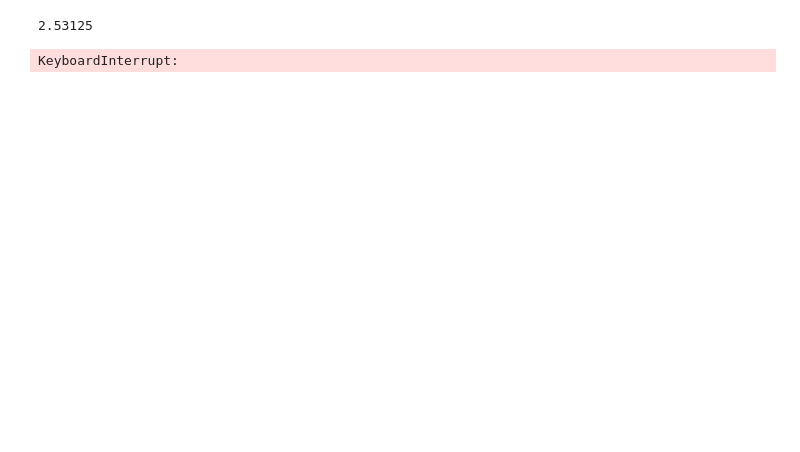
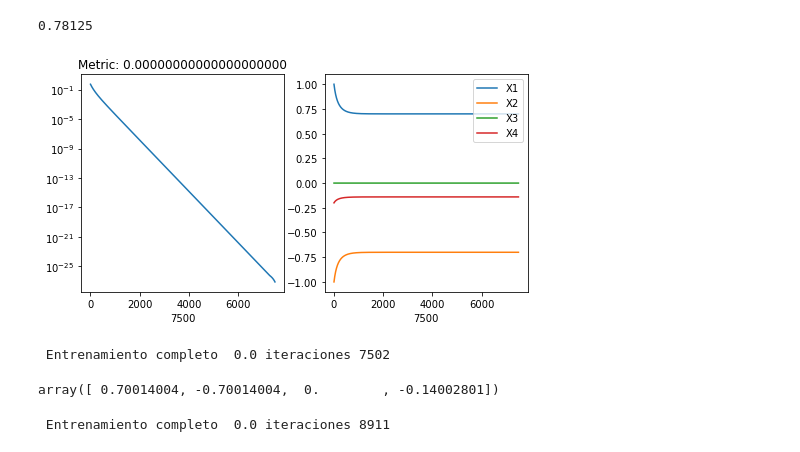
Before and after one commit to rodri82/Metodos1_SamuelMontoya_RodrigoRomero, a Jupyter notebook: Taller6/ALG Punto 7.ipynb, the cells around one changed output. Saved outputs shown, nothing was run; the diff lists cells and outputs as text; code cells hidden in the pictures; blank space fills up the shorter version.

```diff
--- a/Taller6/ALG Punto 7.ipynb
+++ b/Taller6/ALG Punto 7.ipynb
@@ -6,5 +7,5 @@ import time
 # %%
-G1=(lambda x1,x2,x3,x4:x1**2+x2**2+x3**2+x4**2)
+G1=(lambda x1,x2,x3,x4:x1**2+x2**2+x3**2+x4**2-1)
 # %%
 G1(1,1,1,1)
 # %% [output]
@@ -40,7 +41,7 @@ def GetJacobian(G,r,h=1e-6):
 # %%
 GetMetric(G1,[1,-0.5,0,1])
 # %% [output]
-2.53125
+0.78125
 # %%
 def GetFig(F,R,it):
 
@@ -62,7 +63,7 @@ def GetFig(F,R,it):
 
     plt.show()
 # %%
-def GetSolve(G,r,lr=1e-3,epochs=int(1e5),error=1e-7):
+def GetSolve(G,r,lr=1e-3,epochs=int(1e5),error=1e-7,visualize=False):
 
     d = 1
     it = 0
@@ -88,10 +89,12 @@ def GetSolve(G,r,lr=1e-3,epochs=int(1e5),error=1e-7):
 
         Vector_F = np.append(Vector_F,NewF)
 
-        d = np.abs( CurrentF - NewF )/NewF
+        if NewF != 0:
+            d = np.abs( CurrentF - NewF )/NewF
+        else:
+            d = 0
 
-
-        if it%500 == 0:
+        if it%500 == 0 and visualize:
 
             #print(it,d)
             clear_output(wait=True)
@@ -99,20 +102,25 @@ def GetSolve(G,r,lr=1e-3,epochs=int(1e5),error=1e-7):
             time.sleep(0.01)
         it += 1
 
-    if d < error:
+    if d < error and visualize:
         print(' Entrenamiento completo ', d, 'iteraciones', it)
 
-    if it == epochs:
+    if it == epochs and visualize:
         print(' Entrenamiento no completado ')
 
     return r,it,Vector_F,R_vector
 # %%
-xsol,it,F,R = GetSolve(G1,[0.5,0.5,0.5,0.5],lr=1e-3)
+xsol,it,F,R = GetSolve(G1,np.array([1,-1,0,-0.2]),lr=1e-3,visualize = True)
 # %% [output]
+[figure, added]
-KeyboardInterrupt:
+ Entrenamiento completo  0.0 iteraciones 7502
 # %%
 xsol
+# %% [output]
+array([ 0.70014004, -0.70014004,  0.        , -0.14002801])
 # %%
-xsol,it,F,R = GetSolve(G1,[0,0,0,0],lr=1e-3)
+xsol,it,F,R = GetSolve(G1,[0,0,0,0.1],lr=1e-3)
+# %% [output]
+ Entrenamiento completo  0.0 iteraciones 8911
 # %%
 xsol
```
Also changed, not shown: parts of 9 cells of this notebook.
